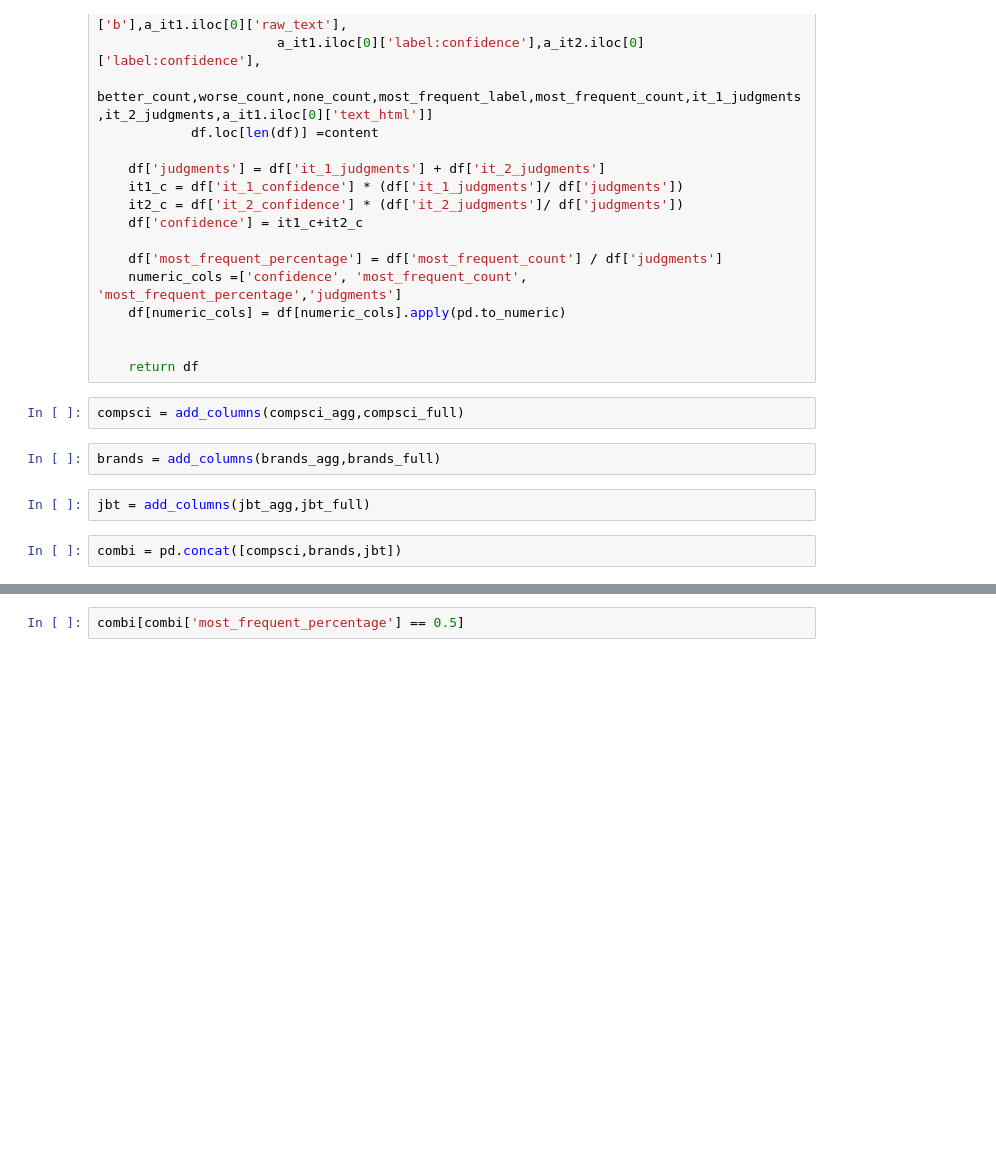
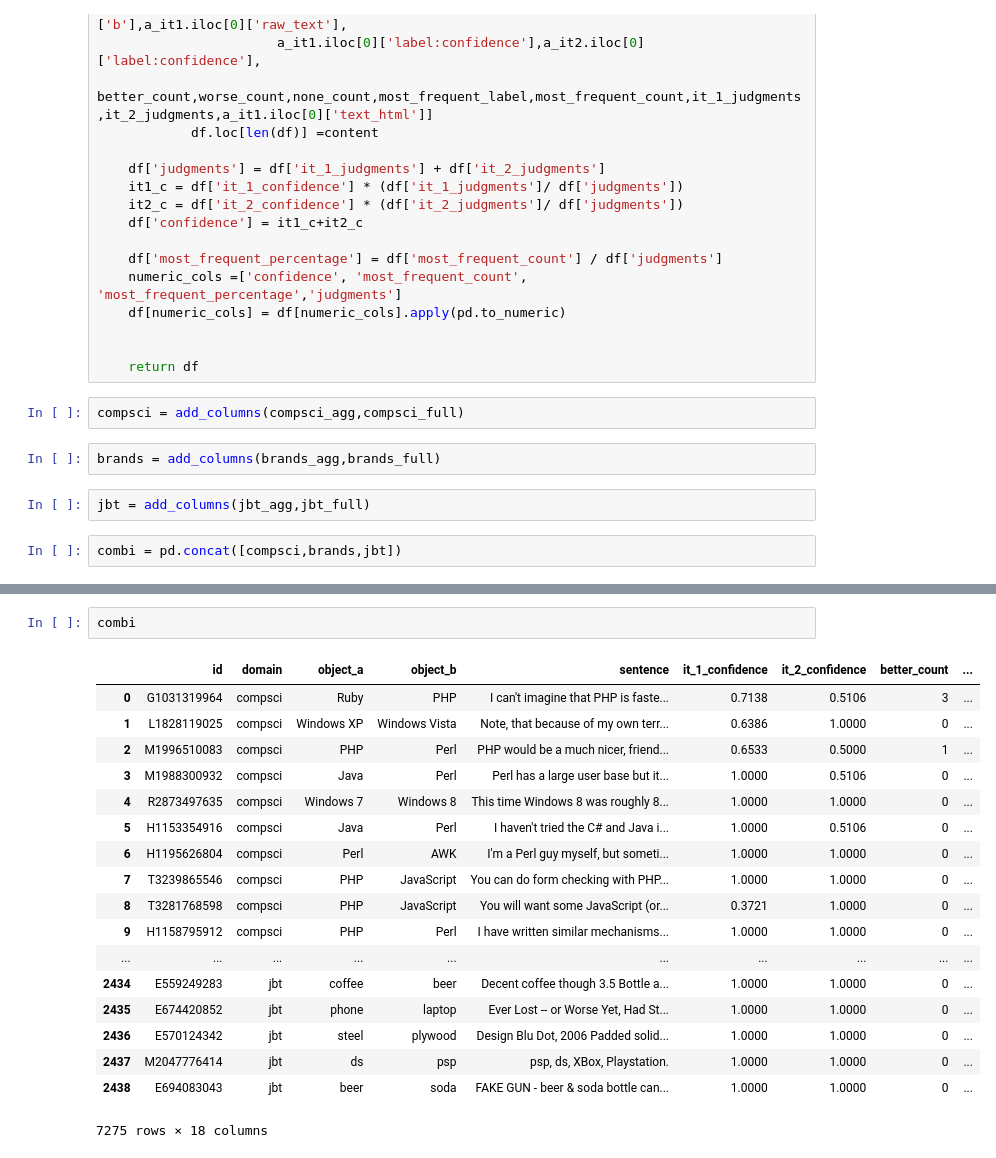
Before and after one commit to uhh-lt/comparative, a Jupyter notebook: 3. Crowdsourcing/3.5 Mainstudy Step 3/dataset_v1.ipynb, the cells around one changed output, grey strips where cells are left out. Cells and saved outputs as stored; diff of their text form; blank space fills up the shorter version.

```diff
--- a/3. Crowdsourcing/3.5 Mainstudy Step 3/dataset_v1.ipynb
+++ b/3. Crowdsourcing/3.5 Mainstudy Step 3/dataset_v1.ipynb
@@ -129,2 +135,21 @@ test_i.to_csv('held-out-data.csv',index=False)
-# %%
-combi[combi['most_frequent_percentage'] == 0.5]
+# %%
+combi
+# %% [output]
+|  | id | domain | object_a | object_b | sentence | it_1_confidence | it_2_confidence | better_count | ... |
+| 0 | G1031319964 | compsci | Ruby | PHP | I can't imagine that PHP is faste... | 0.7138 | 0.5106 | 3 | ... |
+| 1 | L1828119025 | compsci | Windows XP | Windows Vista | Note, that because of my own terr... | 0.6386 | 1.0000 | 0 | ... |
+| 2 | M1996510083 | compsci | PHP | Perl | PHP would be a much nicer, friend... | 0.6533 | 0.5000 | 1 | ... |
+| 3 | M1988300932 | compsci | Java | Perl | Perl has a large user base but it... | 1.0000 | 0.5106 | 0 | ... |
+| 4 | R2873497635 | compsci | Windows 7 | Windows 8 | This time Windows 8 was roughly 8... | 1.0000 | 1.0000 | 0 | ... |
+| 5 | H1153354916 | compsci | Java | Perl | I haven't tried the C# and Java i... | 1.0000 | 0.5106 | 0 | ... |
+| 6 | H1195626804 | compsci | Perl | AWK | I'm a Perl guy myself, but someti... | 1.0000 | 1.0000 | 0 | ... |
+| 7 | T3239865546 | compsci | PHP | JavaScript | You can do form checking with PHP... | 1.0000 | 1.0000 | 0 | ... |
+| 8 | T3281768598 | compsci | PHP | JavaScript | You will want some JavaScript (or... | 0.3721 | 1.0000 | 0 | ... |
+| 9 | H1158795912 | compsci | PHP | Perl | I have written similar mechanisms... | 1.0000 | 1.0000 | 0 | ... |
+| ... | ... | ... | ... | ... | ... | ... | ... | ... | ... |
+| 2434 | E559249283 | jbt | coffee | beer | Decent coffee though 3.5 Bottle a... | 1.0000 | 1.0000 | 0 | ... |
+| 2435 | E674420852 | jbt | phone | laptop | Ever Lost -- or Worse Yet, Had St... | 1.0000 | 1.0000 | 0 | ... |
+| 2436 | E570124342 | jbt | steel | plywood | Design Blu Dot, 2006 Padded solid... | 1.0000 | 1.0000 | 0 | ... |
+| 2437 | M2047776414 | jbt | ds | psp | psp, ds, XBox, Playstation. | 1.0000 | 1.0000 | 0 | ... |
+| 2438 | E694083043 | jbt | beer | soda | FAKE GUN - beer & soda bottle can... | 1.0000 | 1.0000 | 0 | ... |
+7275 rows × 18 columns
```
Also changed, not shown: parts of 3 cells of this notebook, 4 other files.
